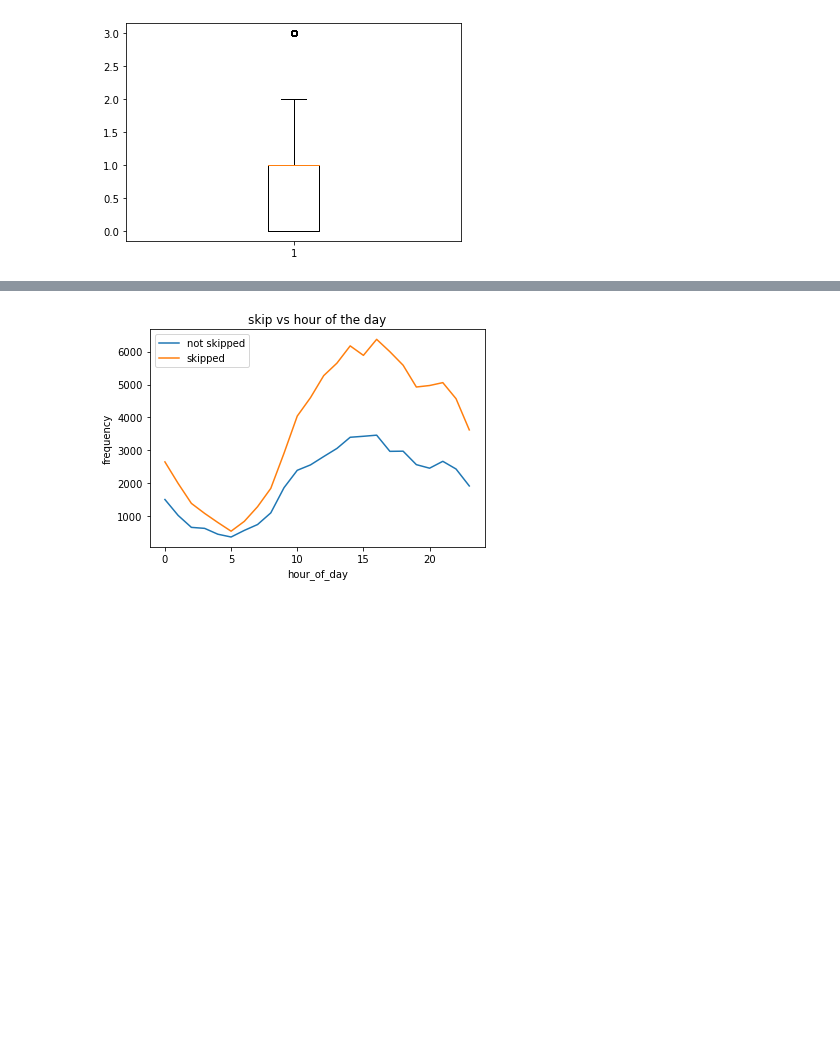
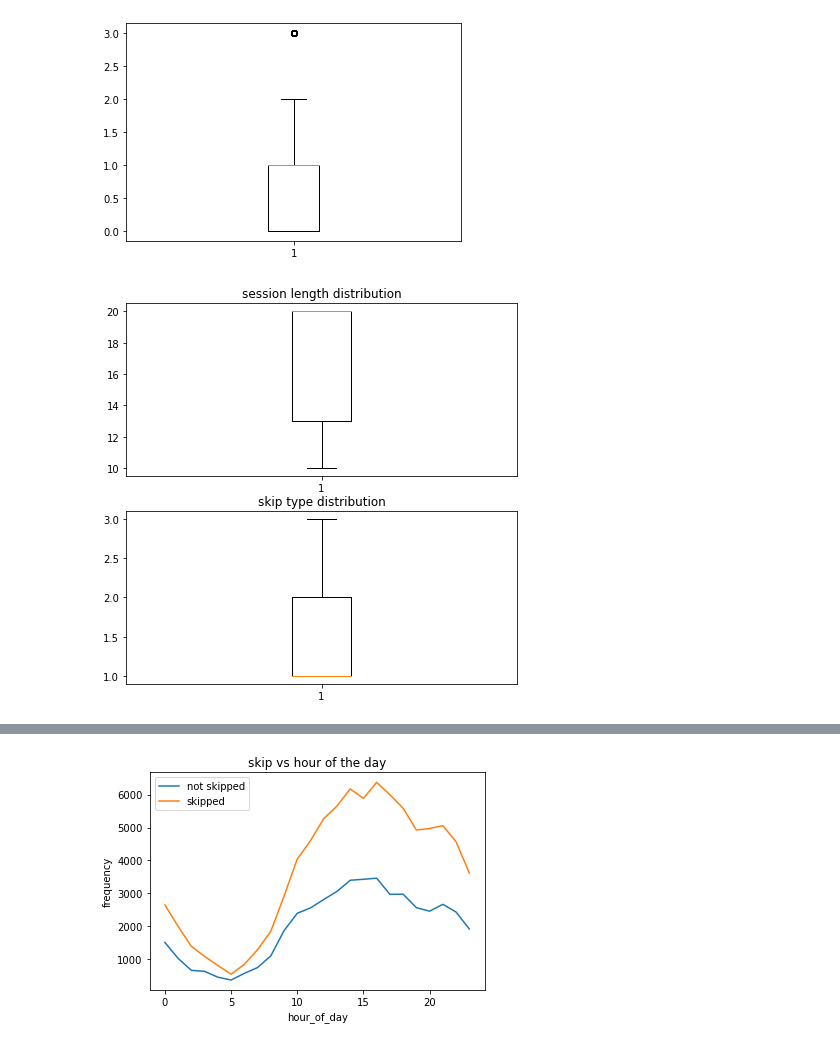
Before and after one commit to stoic-devv/spotify-causal-inference, a Jupyter notebook: src/eda/eda-adityak.ipynb, the cells around one changed output, grey strips where cells are left out. Cells and saved outputs as stored; diff of their text form; code cells hidden in the pictures; blank space fills up the shorter version.

```diff
--- a/src/eda/eda-adityak.ipynb
+++ b/src/eda/eda-adityak.ipynb
@@ -156,3 +161,12 @@ plt.boxplot(skipped_df['skip'])
 plt.show()
 # %% [output]
 [figure]
+# %%
+f, axs = plt.subplots(2,figsize=(7,7))
+axs[0].boxplot(skipped_df['session_id'].value_counts())
+axs[0].set_title('session length distribution')
+axs[1].boxplot(skipped_df[skipped_df['skip'] > 0]['skip'])
+axs[1].set_title('skip type distribution')
+plt.show()
+# %% [output]
+[figure, added]
```
Also changed, not shown: parts of 20 cells of this notebook.
